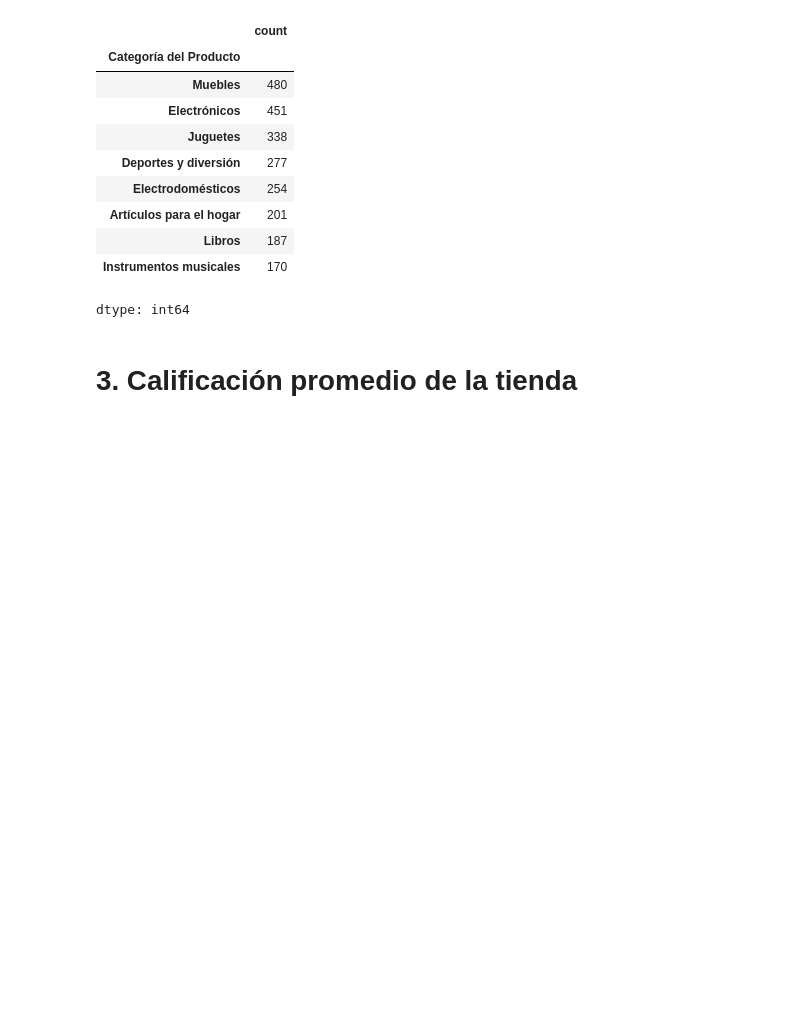
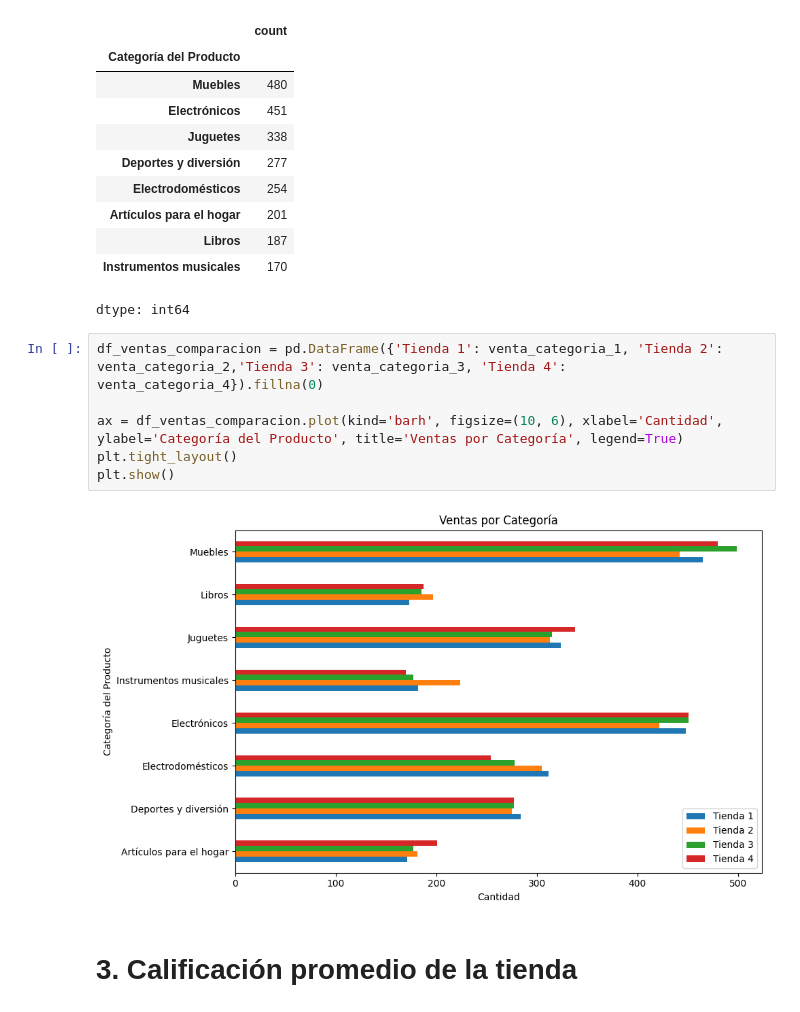
Before and after one commit to nicolb21/AluraStoreLatam, a Jupyter notebook: AluraStoreLatam.ipynb, the cells around one changed output. Saved outputs shown, nothing was run; the diff lists cells and outputs as text; blank space fills up the shorter version.

```diff
--- a/AluraStoreLatam.ipynb
+++ b/AluraStoreLatam.ipynb
@@ -155,6 +183,14 @@ dtype: int64
 | Libros | 187 |
 | Instrumentos musicales | 170 |
 dtype: int64
+# %%
+df_ventas_comparacion = pd.DataFrame({'Tienda 1': venta_categoria_1, 'Tienda 2': venta_categoria_2,'Tienda 3': venta_categoria_3, 'Tienda 4': venta_categoria_4}).fillna(0)
+
+ax = df_ventas_comparacion.plot(kind='barh', figsize=(10, 6), xlabel='Cantidad', ylabel='Categoría del Producto', title='Ventas por Categoría', legend=True)
+plt.tight_layout()
+plt.show()
+# %% [output]
+[figure, added]
 # %% [markdown]
 # 3. Calificación promedio de la tienda
 # %%
```
Also changed, not shown: parts of 3 cells of this notebook.
